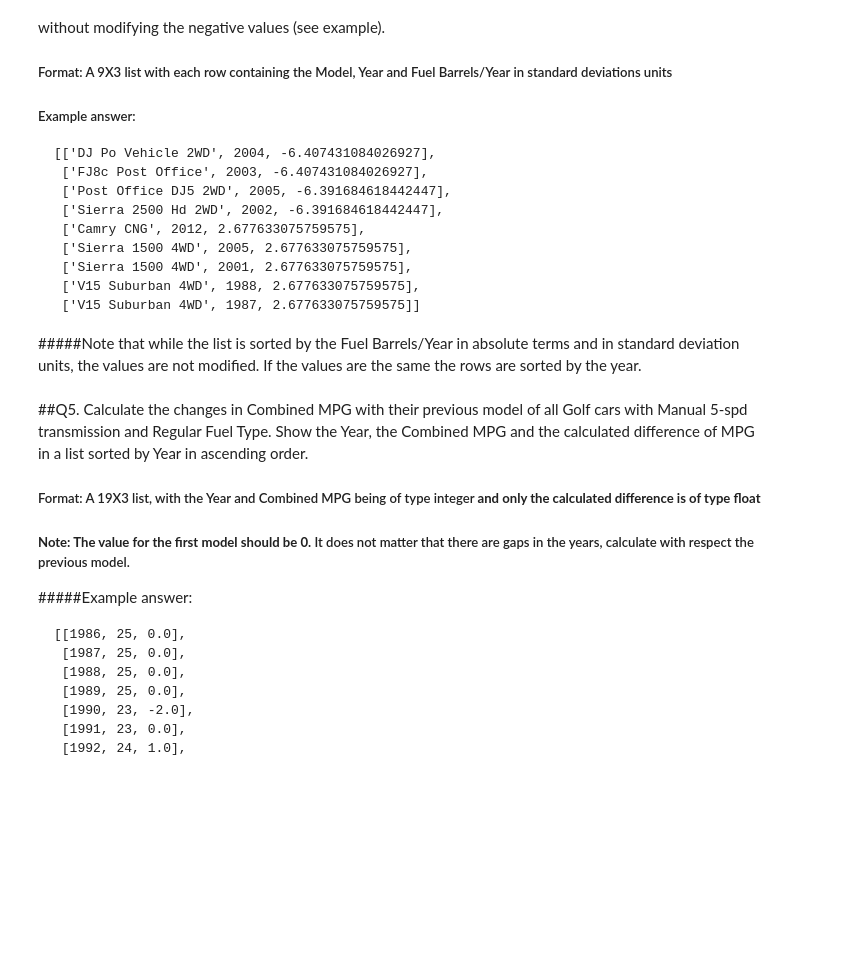
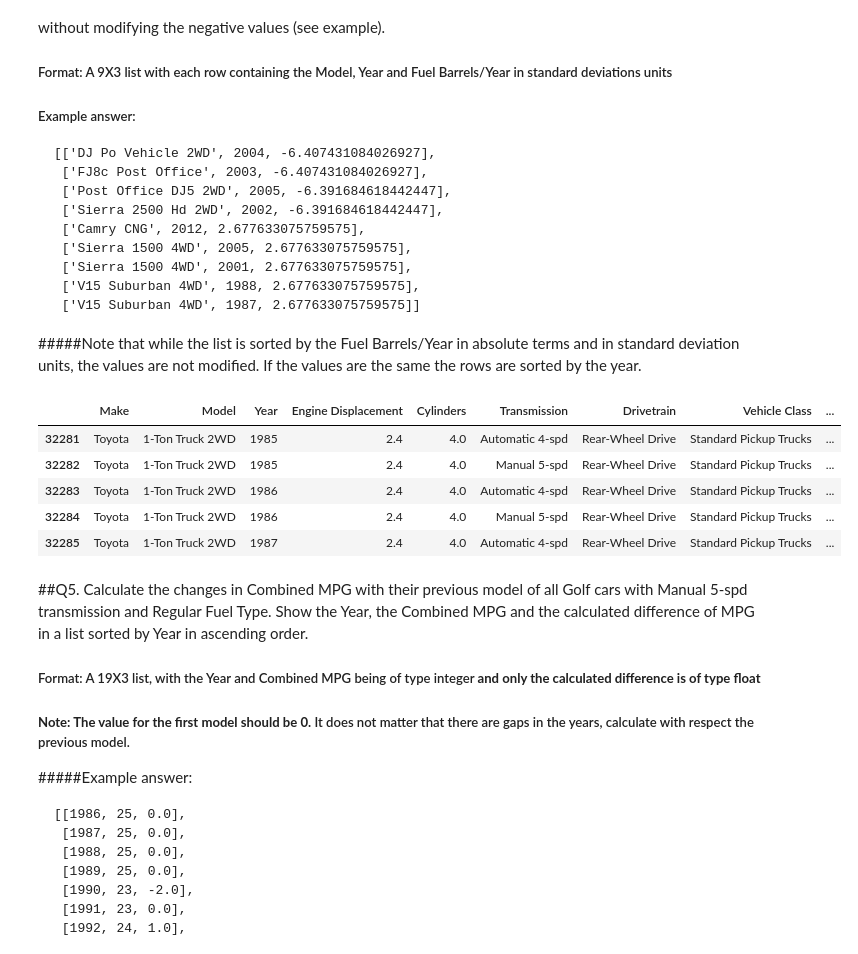
Before and after one commit to trompetero89/data-bootcamp-test, a Jupyter notebook: Code_Challenge_Student.ipynb, the cells around one changed output. Cells and saved outputs as stored; diff of their text form; code cells hidden in the pictures; blank space fills up the shorter version.

```diff
--- a/Code_Challenge_Student.ipynb
+++ b/Code_Challenge_Student.ipynb
@@ -137,6 +137,15 @@ print(answer_dict["Q3"])
 # %%
 ########## Q4
 #Your code here
+df_q4 = df[df['Make'] == 'Toyota']
+df_q4.head()
+# %% [output]
+|  | Make | Model | Year | Engine Displacement | Cylinders | Transmission | Drivetrain | Vehicle Class | ... |
+| 32281 | Toyota | 1-Ton Truck 2WD | 1985 | 2.4 | 4.0 | Automatic 4-spd | Rear-Wheel Drive | Standard Pickup Trucks | ... |
+| 32282 | Toyota | 1-Ton Truck 2WD | 1985 | 2.4 | 4.0 | Manual 5-spd | Rear-Wheel Drive | Standard Pickup Trucks | ... |
+| 32283 | Toyota | 1-Ton Truck 2WD | 1986 | 2.4 | 4.0 | Automatic 4-spd | Rear-Wheel Drive | Standard Pickup Trucks | ... |
+| 32284 | Toyota | 1-Ton Truck 2WD | 1986 | 2.4 | 4.0 | Manual 5-spd | Rear-Wheel Drive | Standard Pickup Trucks | ... |
+| 32285 | Toyota | 1-Ton Truck 2WD | 1987 | 2.4 | 4.0 | Automatic 4-spd | Rear-Wheel Drive | Standard Pickup Trucks | ... |
 # %% [markdown]
 ##Q5. Calculate the changes in Combined MPG with their previous model of all Golf cars with Manual 5-spd transmission and Regular Fuel Type. Show the Year, the Combined MPG and the calculated difference of MPG in a list sorted by Year in ascending order.
 
```
